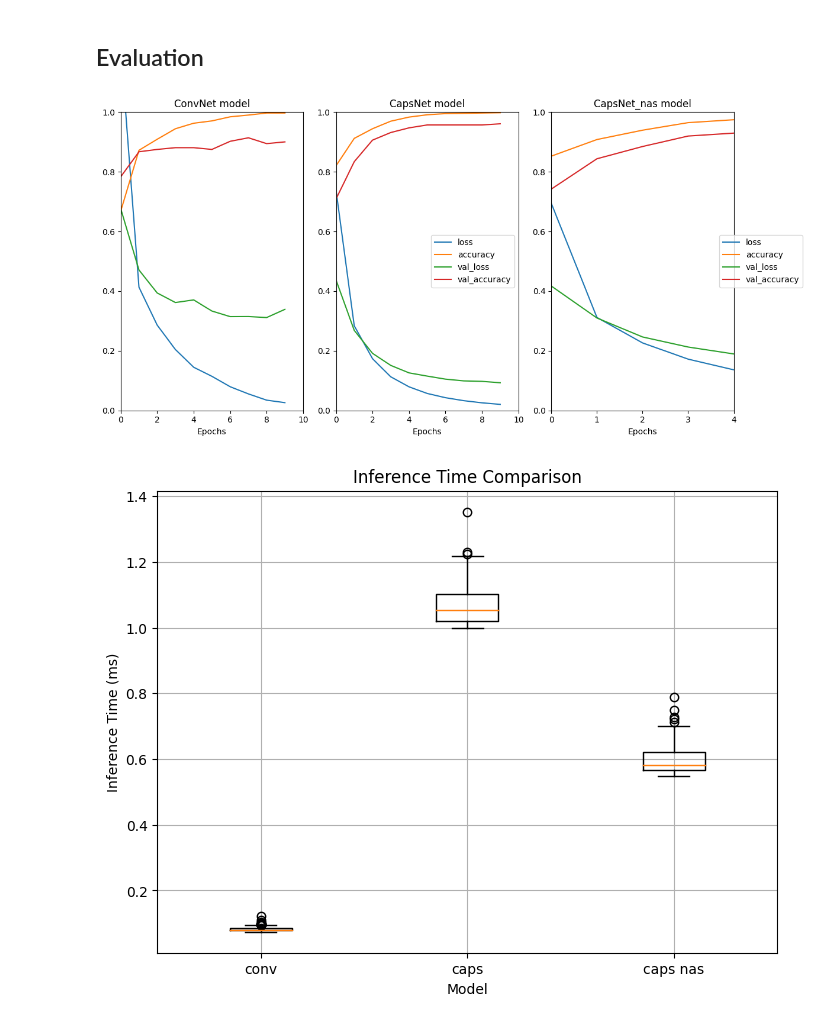
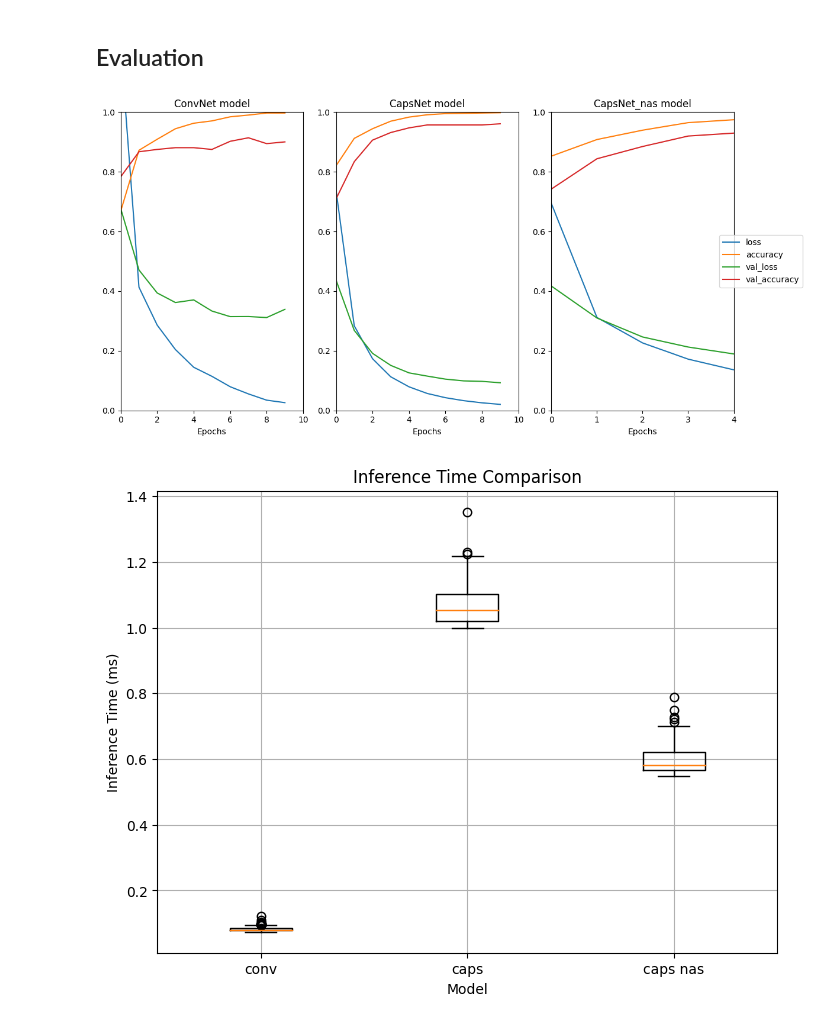
Before and after one commit to MathieuCherpitel/Fast-CapsNets, a Jupyter notebook: notebooks/baseline.ipynb, the cells around one changed output. Cells and saved outputs as stored; diff of their text form; code cells hidden in the pictures.

```diff
--- a/notebooks/baseline.ipynb
+++ b/notebooks/baseline.ipynb
@@ -200,34 +200,34 @@ import time
 # %%
 fig, axes = plt.subplots(1, 3, figsize=(12, 6))
 
 df_baseline = pd.DataFrame(history.history)
 plot_baseline = df_baseline.plot(ax=axes[0], title="ConvNet model", legend=False)
 axes[0].set_ylim(0, 1)
 axes[0].set_xlim(0, 10)
 
 df_capsnet = pd.DataFrame(caps_model.training_metrics)
-plot_capsnet = df_capsnet.plot(ax=axes[1], title="CapsNet model")  # Set legend=False here
+plot_capsnet = df_capsnet.plot(ax=axes[1], title="CapsNet model", legend=False)  # Set legend=False here
 axes[1].set_ylim(0, 1)
 axes[1].set_xlim(0, 10)
 
 df_capsnet_nas = pd.DataFrame(caps_model_nas.training_metrics)
 plot_capsnet_nas = df_capsnet_nas.plot(ax=axes[2], title="CapsNet_nas model")  # Set legend=False here
 axes[2].set_ylim(0, 1)
 axes[2].set_xlim(0, 4)
 
 axes[0].set_xlabel("Epochs")
 axes[1].set_xlabel("Epochs")
 axes[2].set_xlabel("Epochs")
 
 
 # Show only one legend for both plots
 handles, labels = axes[2].get_legend_handles_labels()
 axes[2].legend(handles, labels, loc='center right', bbox_to_anchor=(1.4, 0.5), fancybox=True, ncol=1)
 
 plt.tight_layout()
 plt.show()
 # %% [output]
-[figure, old version]
+[figure, new version]
 # %%
 n_rounds = 100
 # %%
```
Also changed, not shown: 7 other files.
